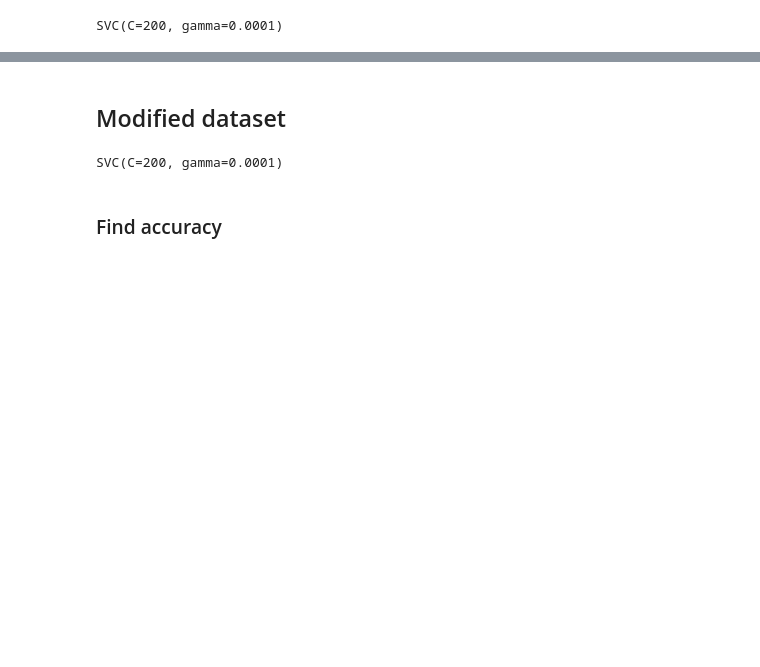
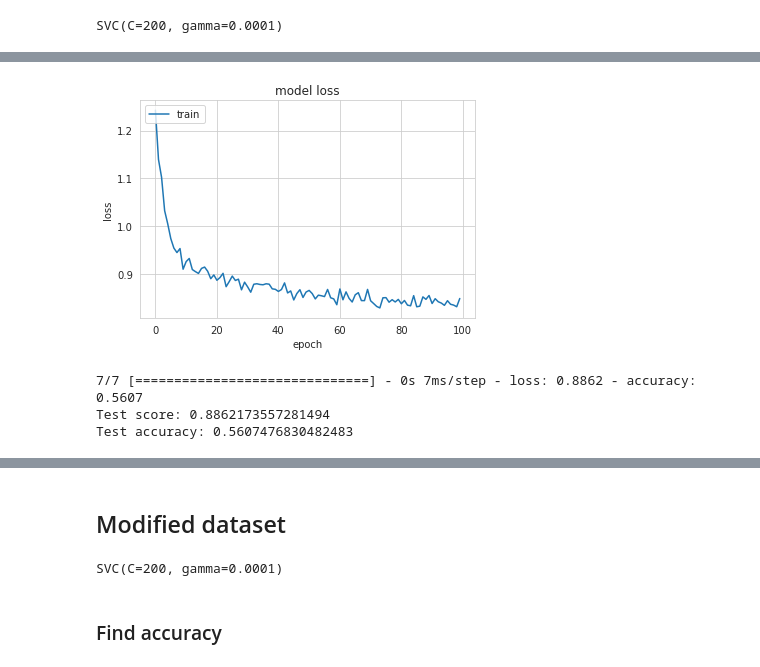
Before and after one commit to jjordanoc/robust-english-speech-fluency-classification, a Jupyter notebook: Audio Feature Extraction.ipynb, the cells around one changed output, grey strips where cells are left out. Drawn from its saved outputs; the diff is of its cells as text; code cells hidden in the pictures; blank space fills up the shorter version.

```diff
--- a/Audio Feature Extraction.ipynb
+++ b/Audio Feature Extraction.ipynb
@@ -330,0 +399,17 @@ cm_display.plot(cmap="inferno")
+# %%
+plt.plot(history.history['loss'])
+plt.title('model loss')
+plt.ylabel('loss')
+plt.xlabel('epoch')
+plt.legend(['train'], loc='upper left')
+plt.show()
+# %% [output]
+[figure, added]
+# %%
+score, acc = model.evaluate(X_test, y_test, batch_size=64)
+print('Test score:', score)
+print('Test accuracy:', acc)
+# %% [output]
+7/7 [==============================] - 0s 7ms/step - loss: 0.8862 - accuracy: 0.5607
+Test score: 0.8862173557281494
+Test accuracy: 0.5607476830482483
```
Also changed, not shown: parts of 19 cells of this notebook, 1 other file.
